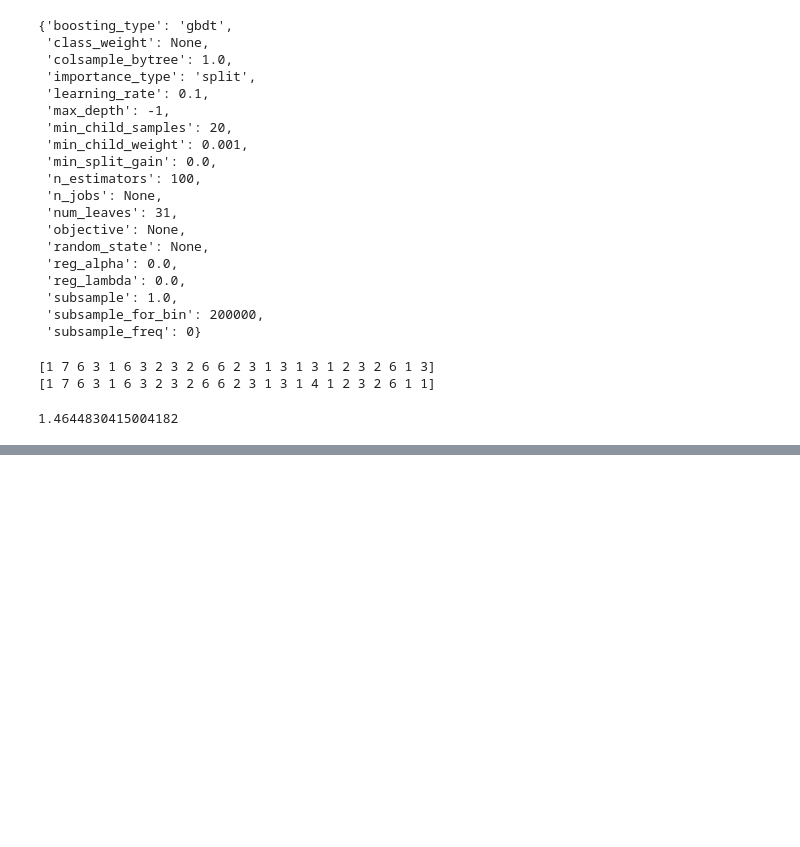
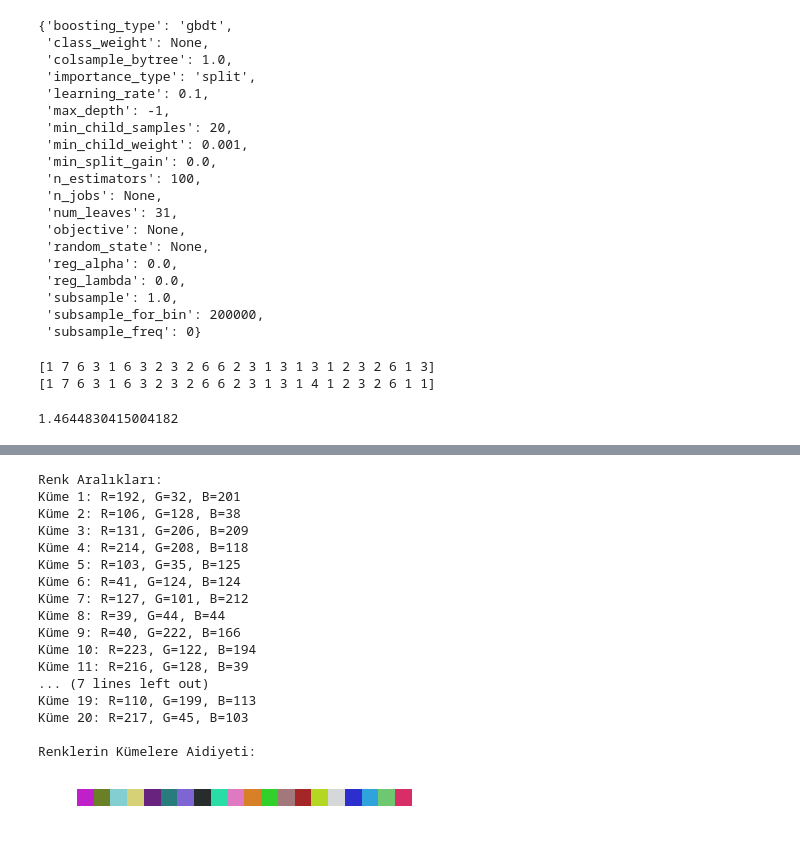
Before and after one commit to tolgaSelimoglu/Rubiclab, a Jupyter notebook: AI/colorDetection/colorDetection.ipynb, the cells around one changed output, grey strips where cells are left out. Saved outputs shown, nothing was run; the diff lists cells and outputs as text; code cells hidden in the pictures; blank space fills up the shorter version.

```diff
--- a/AI/colorDetection/colorDetection.ipynb
+++ b/AI/colorDetection/colorDetection.ipynb
@@ -72,0 +95,12 @@ Name: label, dtype: int64
+# %%
+color_dict = {0: "Black",
+             1: "Blue",
+             2: "Brown",
+             3: "Green",
+             4: "Grey",
+             5: "Orange",
+             6: "Pink",
+             7: "Purple",
+             8: "Red",
+             9: "White",
+             10: "Yellow"}
@@ -131,0 +231,51 @@ print(rmse)
+# %%
+import numpy as np
+from sklearn.cluster import KMeans
+import matplotlib.pyplot as plt
+
+X_train = np.array(X_train)
+
+# K-Means modelini oluşturun ve eğitin
+kmeans = KMeans(n_clusters=20)  # Küme sayısını ayarlayın (renk aralıkları)
+kmeans.fit(X_train)
+
+# Küme merkezlerini alın
+cluster_centers = kmeans.cluster_centers_
+
+# Renk aralıklarını belirleyin
+rgb_clusters = cluster_centers.astype(int)
+
+# Küme merkezlerini görüntüleyin
+print("Renk Aralıkları:")
+for i, cluster in enumerate(rgb_clusters):
+    print(f"Küme {i + 1}: R={cluster[0]}, G={cluster[1]}, B={cluster[2]}")
+
+# Renklerin hangi kümelere ait olduğunu görüntüleyin
+labels = kmeans.labels_
+print("\nRenklerin Kümelere Aidiyeti:")
+#for i, label in enumerate(labels):
+    #print(f"RGB ({X_train[i][0]}, {X_train[i][1]}, {X_train[i][2]}) -> Küme {label + 1}")
+
+# Küme merkezlerini görselleştirin
+plt.imshow([rgb_clusters])
+plt.axis('off')
+plt.show()
+# %% [output]
+Renk Aralıkları:
+Küme 1: R=192, G=32, B=201
+Küme 2: R=106, G=128, B=38
+Küme 3: R=131, G=206, B=209
+Küme 4: R=214, G=208, B=118
+Küme 5: R=103, G=35, B=125
+Küme 6: R=41, G=124, B=124
+Küme 7: R=127, G=101, B=212
+Küme 8: R=39, G=44, B=44
+Küme 9: R=40, G=222, B=166
+Küme 10: R=223, G=122, B=194
+Küme 11: R=216, G=128, B=39
+... (7 lines left out)
+Küme 19: R=110, G=199, B=113
+Küme 20: R=217, G=45, B=103
+
+Renklerin Kümelere Aidiyeti:
+[figure, added]
```
Also changed, not shown: parts of 12 cells of this notebook.
